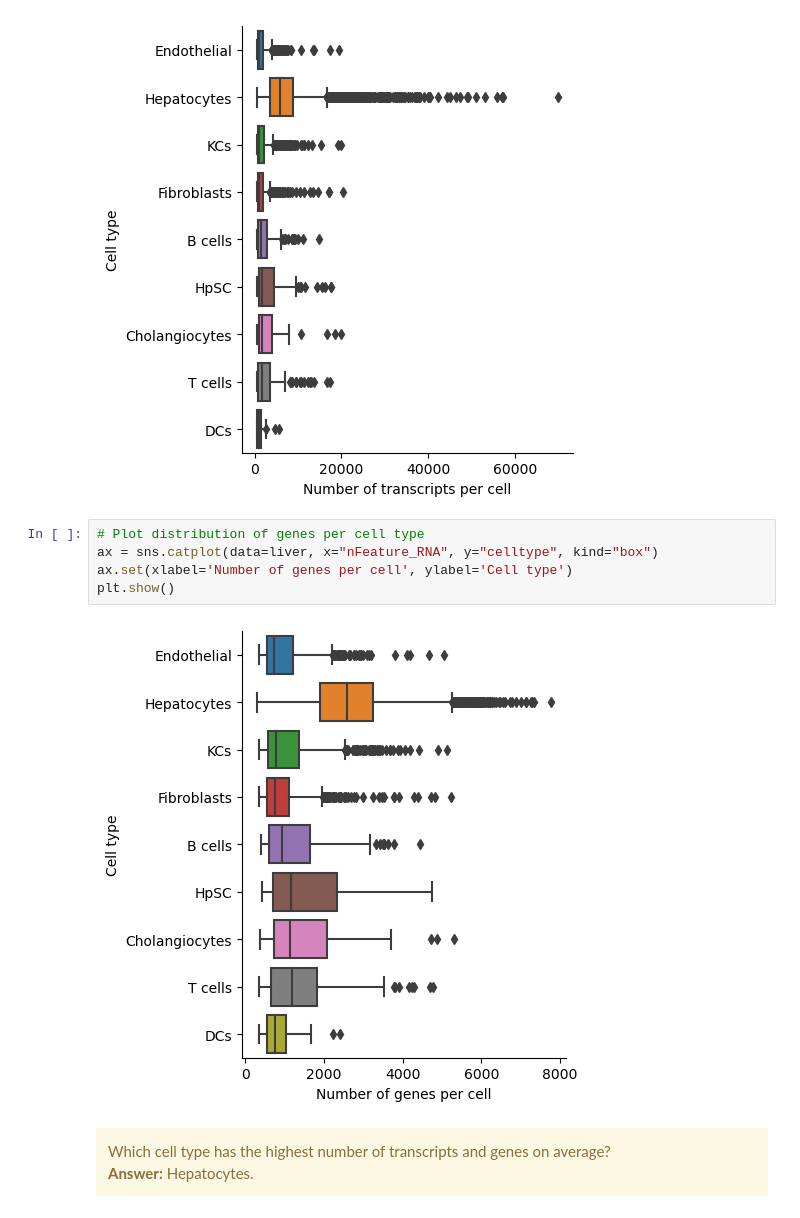
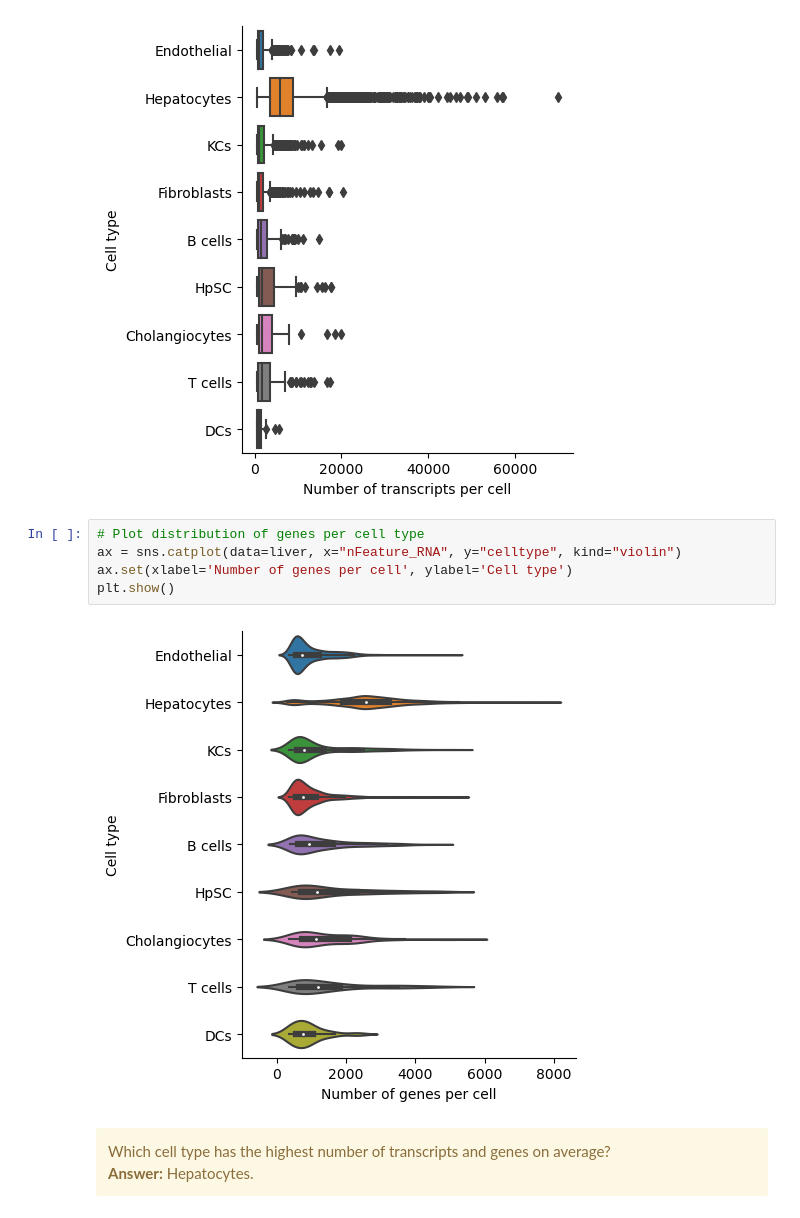
Before and after one commit to Latheuni/BigDataCourse, a Jupyter notebook: Week7/week7_practical_solution.ipynb, the cells around one changed output. Cells and saved outputs as stored; diff of their text form.

```diff
--- a/Week7/week7_practical_solution.ipynb
+++ b/Week7/week7_practical_solution.ipynb
@@ -71,11 +71,11 @@ plt.show()
 [figure]
 # %%
 # Plot distribution of genes per cell type
-ax = sns.catplot(data=liver, x="nFeature_RNA", y="celltype", kind="box")
+ax = sns.catplot(data=liver, x="nFeature_RNA", y="celltype", kind="violin")
 ax.set(xlabel='Number of genes per cell', ylabel='Cell type')
 plt.show()
 # %% [output]
-[figure, old version]
+[figure, new version]
 # %% [markdown]
 <div class="alert alert-block alert-warning">
     Which cell type has the highest number of transcripts and genes on average? <br>
```
Also changed, not shown: 1 other file.
